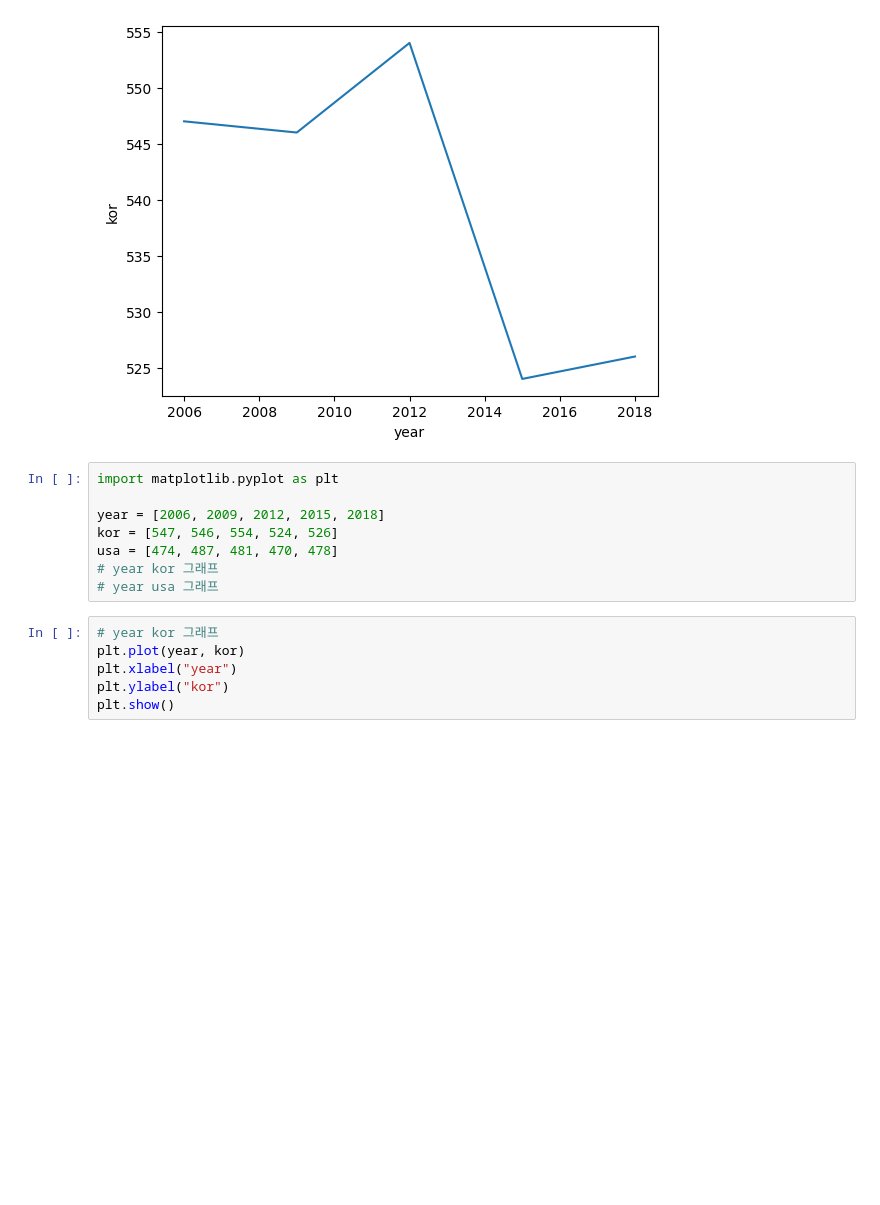
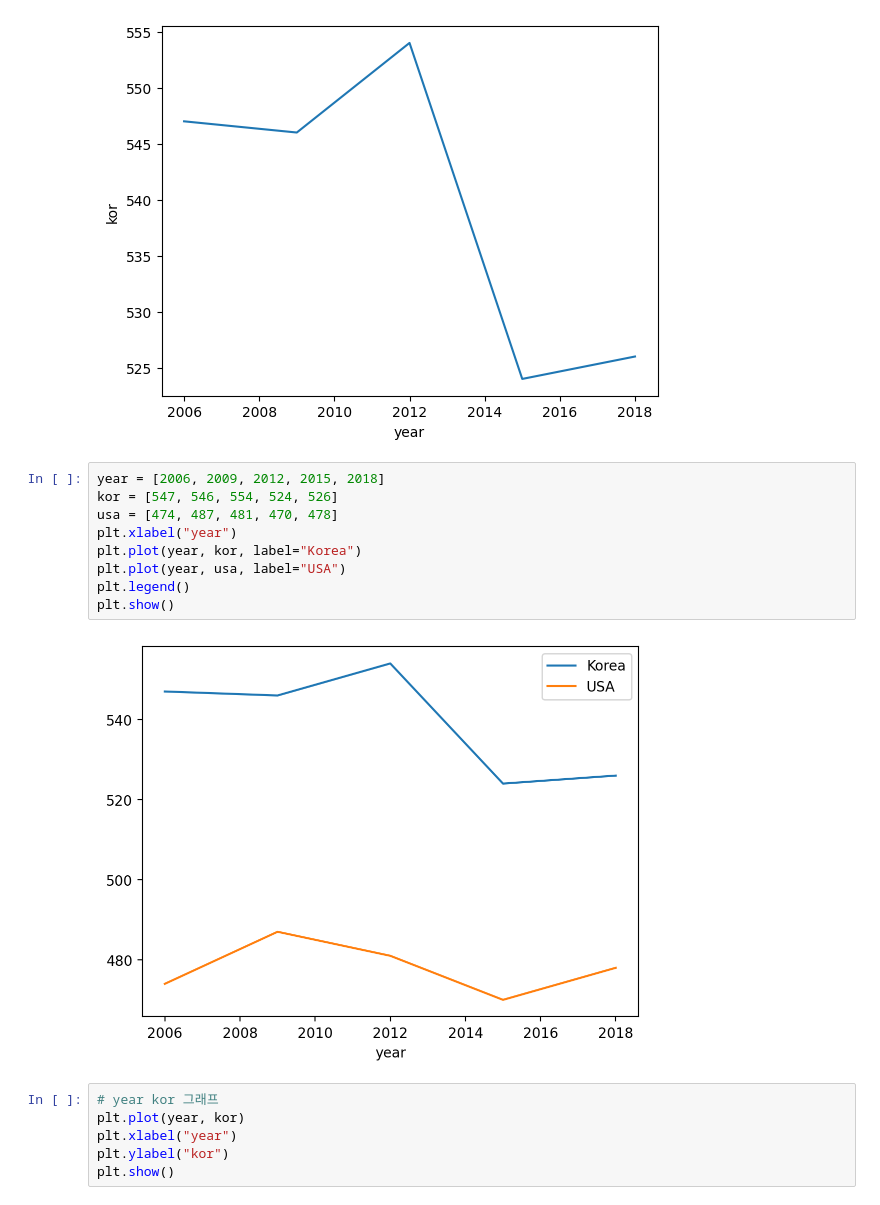
Before and after one commit to drms-creator/AIpython, a Jupyter notebook: 250502.ipynb, the cells around one changed output. Cells and saved outputs as stored; diff of their text form; blank space fills up the shorter version.

```diff
--- a/250502.ipynb
+++ b/250502.ipynb
@@ -287,13 +287,16 @@ plt.show()
 # %% [output]
 [figure]
 # %%
-import matplotlib.pyplot as plt
-
 year = [2006, 2009, 2012, 2015, 2018]
 kor = [547, 546, 554, 524, 526]
 usa = [474, 487, 481, 470, 478]
-# year kor 그래프
-# year usa 그래프
+plt.xlabel("year")
+plt.plot(year, kor, label="Korea")
+plt.plot(year, usa, label="USA")
+plt.legend()
+plt.show()
+# %% [output]
+[figure, added]
 # %%
 # year kor 그래프
 plt.plot(year, kor)
```
Also changed, not shown: parts of 2 cells of this notebook.
